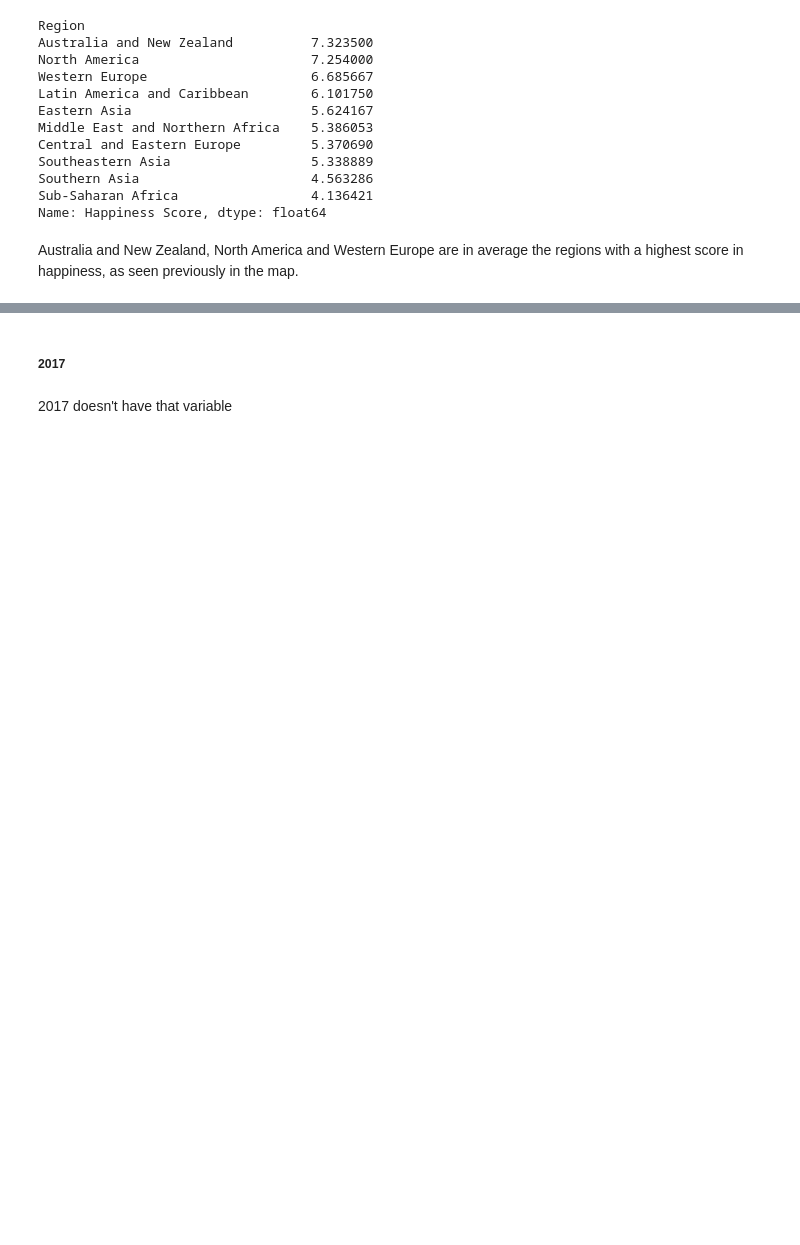
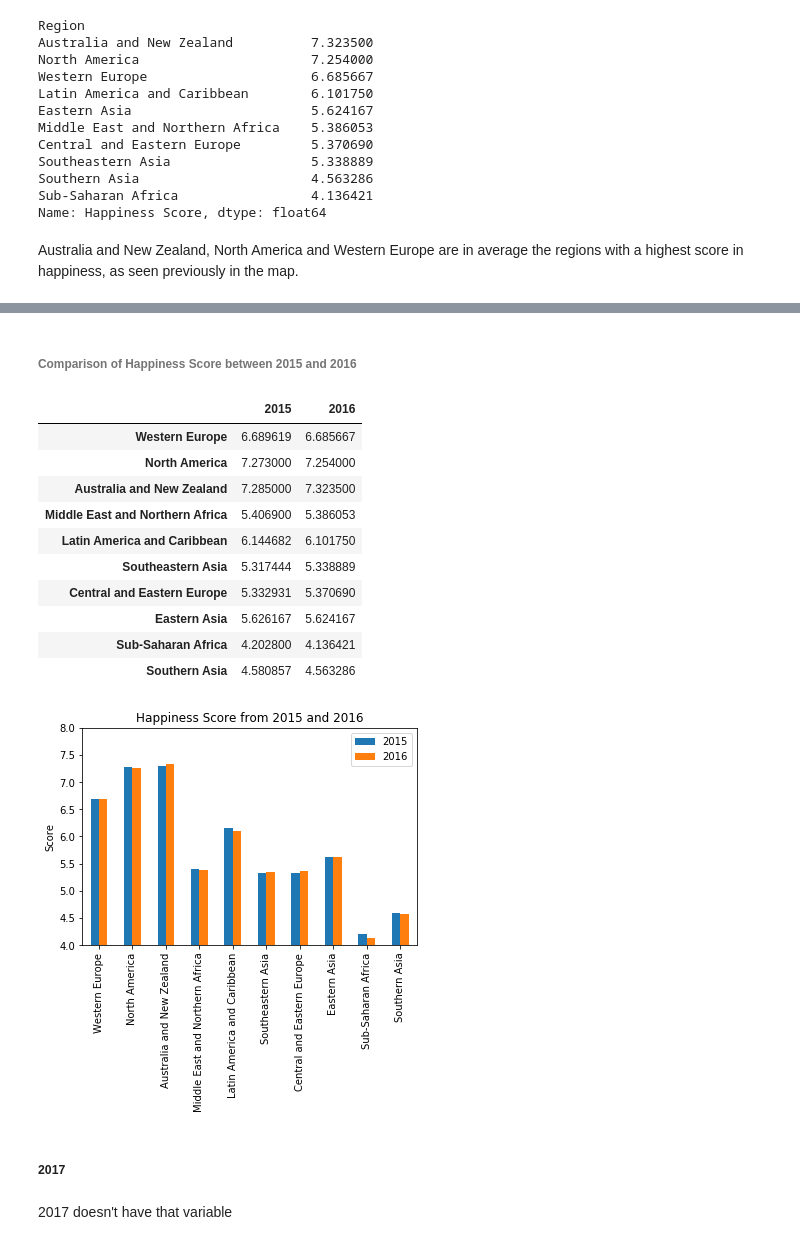
Before and after one commit to fsssa-iscteiulpt/FCD, a Jupyter notebook: Happiness.ipynb, the cells around one changed output, grey strips where cells are left out. Cells and saved outputs as stored; diff of their text form; code cells hidden in the pictures; blank space fills up the shorter version.

Commit message:
region comparison

```diff
--- a/Happiness.ipynb
+++ b/Happiness.ipynb
@@ -379,7 +379,8 @@ set(df_2015.Region)
  'Sub-Saharan Africa',
  'Western Europe'}
 # %%
-df_2015.groupby('Region')['Happiness Score'].mean().sort_values(ascending=False)
+table_regions_2015=df_2015.groupby('Region')['Happiness Score'].mean().sort_values(ascending=False)
+table_regions_2015
 # %% [output]
 Region
 Australia and New Zealand          7.285000
@@ -422,7 +423,8 @@ set(df_2016.Region)
 # %% [markdown]
 Regions are the same compared to 2015
 # %%
-df_2016.groupby('Region')['Happiness Score'].mean().sort_values(ascending=False)
+table_regions_2016 = df_2016.groupby('Region')['Happiness Score'].mean().sort_values(ascending=False)
+table_regions_2016
 # %% [output]
 Region
 Australia and New Zealand          7.323500
@@ -452,3 +452,25 @@ plt.xticks(rotation=50)
+# %% [markdown]
+###### Comparison of Happiness Score between 2015 and 2016
+# %%
+regions = df.Region.unique()
+df_plot_regions = pd.DataFrame({'2015': table_regions_2015 , '2016': table_regions_2016} , index=regions)
+ax1 = df_plot_regions.plot.bar(rot=90, title = 'Happiness Score from 2015 and 2016')
+ax1.set_ybound(4,8)
+ax1.set_ylabel("Score")
+df_plot_regions
+# %% [output]
+|  | 2015 | 2016 |
+| Western Europe | 6.689619 | 6.685667 |
+| North America | 7.273000 | 7.254000 |
+| Australia and New Zealand | 7.285000 | 7.323500 |
+| Middle East and Northern Africa | 5.406900 | 5.386053 |
+| Latin America and Caribbean | 6.144682 | 6.101750 |
+| Southeastern Asia | 5.317444 | 5.338889 |
+| Central and Eastern Europe | 5.332931 | 5.370690 |
+| Eastern Asia | 5.626167 | 5.624167 |
+| Sub-Saharan Africa | 4.202800 | 4.136421 |
+| Southern Asia | 4.580857 | 4.563286 |
+[figure, added]
 # %% [markdown]
 ##### 2017
 # %% [markdown]
```
Also changed, not shown: parts of 7 cells of this notebook.
